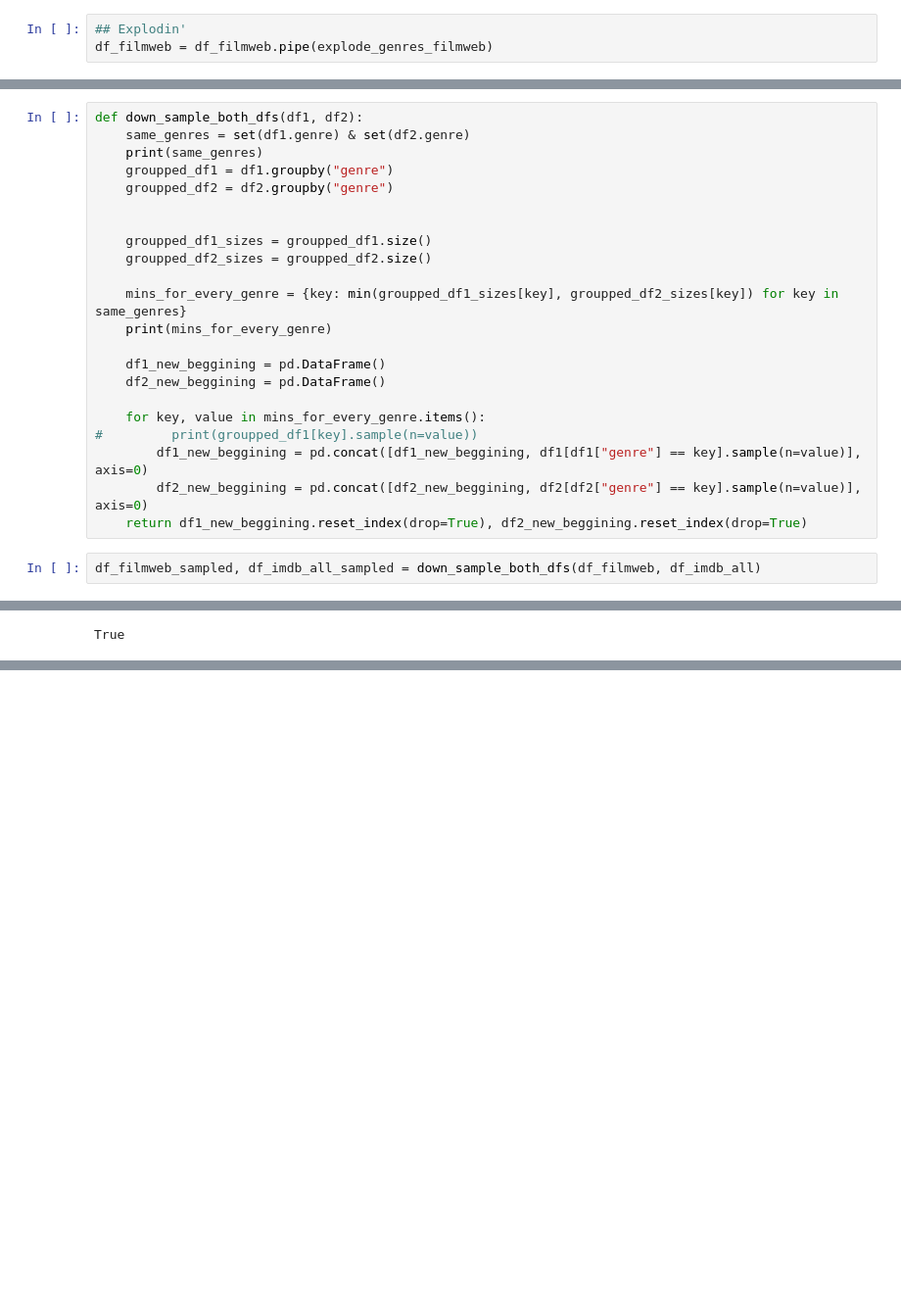
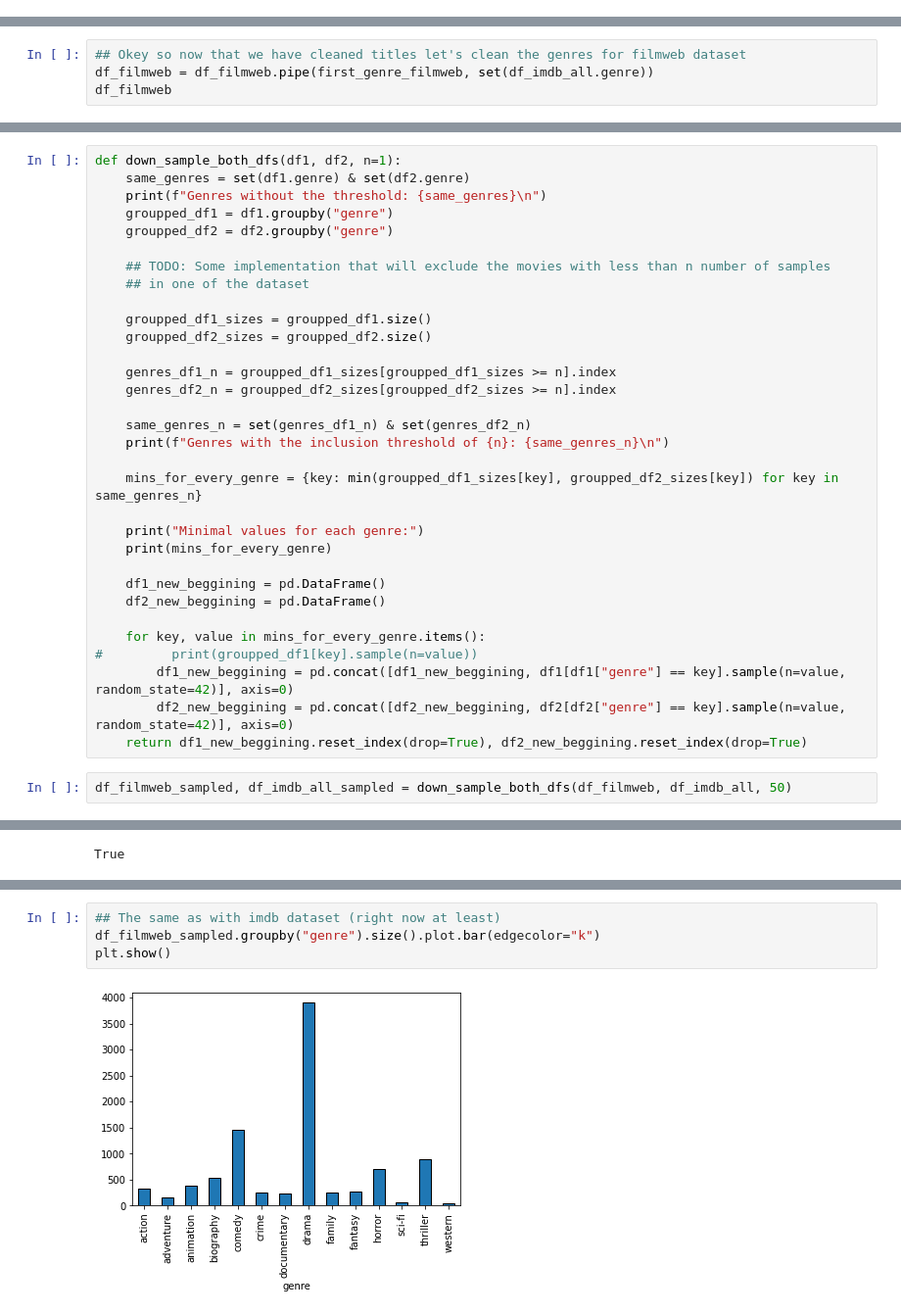
Before and after one commit to Imrauviel/Bert-Model-Comparison, a Jupyter notebook: EDA.ipynb, the cells around one changed output, grey strips where cells are left out. Shown: that part at 98% size. Drawn from its saved outputs; the diff is of its cells as text; blank space fills up the shorter version.

Commit message:
More cleaning plus some EDA

```diff
--- a/EDA.ipynb
+++ b/EDA.ipynb
@@ -168,3 +240,0 @@ df_imdb_all
-# %%
-## Explodin'
-df_filmweb = df_filmweb.pipe(explode_genres_filmweb)
@@ -186,0 +262,4 @@ df_filmweb
+# %%
+## Okey so now that we have cleaned titles let's clean the genres for filmweb dataset
+df_filmweb = df_filmweb.pipe(first_genre_filmweb, set(df_imdb_all.genre))
+df_filmweb
@@ -233,15 +342,25 @@ dtype: int64
 # %%
-def down_sample_both_dfs(df1, df2):
+def down_sample_both_dfs(df1, df2, n=1):
     same_genres = set(df1.genre) & set(df2.genre)
-    print(same_genres)
+    print(f"Genres without the threshold: {same_genres}\n")
     groupped_df1 = df1.groupby("genre")
     groupped_df2 = df2.groupby("genre")
 
+    ## TODO: Some implementation that will exclude the movies with less than n number of samples
+    ## in one of the dataset
 
     groupped_df1_sizes = groupped_df1.size()
     groupped_df2_sizes = groupped_df2.size()
 
-    mins_for_every_genre = {key: min(groupped_df1_sizes[key], groupped_df2_sizes[key]) for key in same_genres}
+    genres_df1_n = groupped_df1_sizes[groupped_df1_sizes >= n].index
+    genres_df2_n = groupped_df2_sizes[groupped_df2_sizes >= n].index
+
+    same_genres_n = set(genres_df1_n) & set(genres_df2_n)
+    print(f"Genres with the inclusion threshold of {n}: {same_genres_n}\n")
+
+    mins_for_every_genre = {key: min(groupped_df1_sizes[key], groupped_df2_sizes[key]) for key in same_genres_n}
+
+    print("Minimal values for each genre:")
     print(mins_for_every_genre)
 
     df1_new_beggining = pd.DataFrame()
@@ -249,9 +368,9 @@ def down_sample_both_dfs(df1, df2):
 
     for key, value in mins_for_every_genre.items():
 #         print(groupped_df1[key].sample(n=value))
-        df1_new_beggining = pd.concat([df1_new_beggining, df1[df1["genre"] == key].sample(n=value)], axis=0)
-        df2_new_beggining = pd.concat([df2_new_beggining, df2[df2["genre"] == key].sample(n=value)], axis=0)
+        df1_new_beggining = pd.concat([df1_new_beggining, df1[df1["genre"] == key].sample(n=value, random_state=42)], axis=0)
+        df2_new_beggining = pd.concat([df2_new_beggining, df2[df2["genre"] == key].sample(n=value, random_state=42)], axis=0)
     return df1_new_beggining.reset_index(drop=True), df2_new_beggining.reset_index(drop=True)
 # %%
-df_filmweb_sampled, df_imdb_all_sampled = down_sample_both_dfs(df_filmweb, df_imdb_all)
+df_filmweb_sampled, df_imdb_all_sampled = down_sample_both_dfs(df_filmweb, df_imdb_all, 50)
 # %% [output]
@@ -295,0 +421,6 @@ df_imdb_all_sampled
+# %%
+## The same as with imdb dataset (right now at least)
+df_filmweb_sampled.groupby("genre").size().plot.bar(edgecolor="k")
+plt.show()
+# %% [output]
+[figure, added]
```
Also changed, not shown: parts of 36 cells of this notebook.
